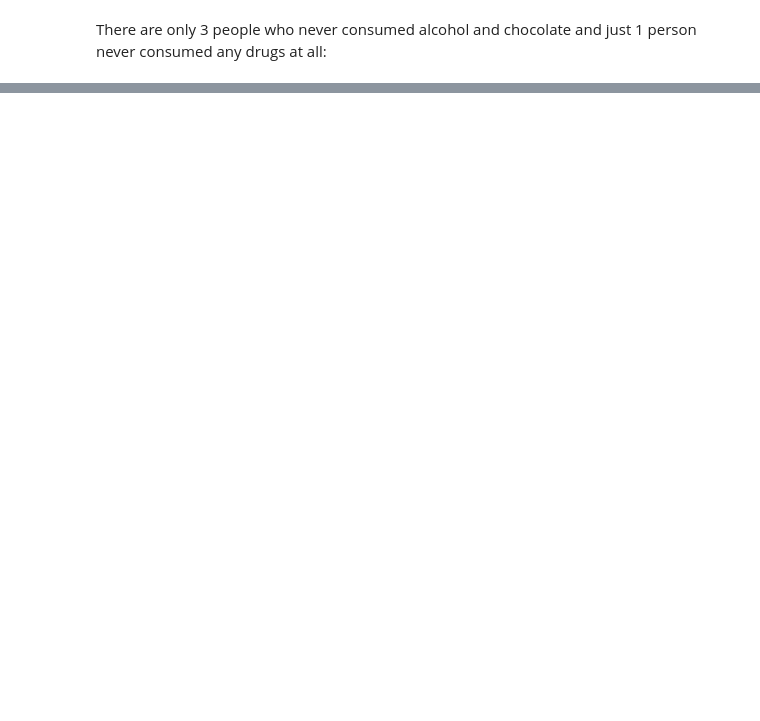
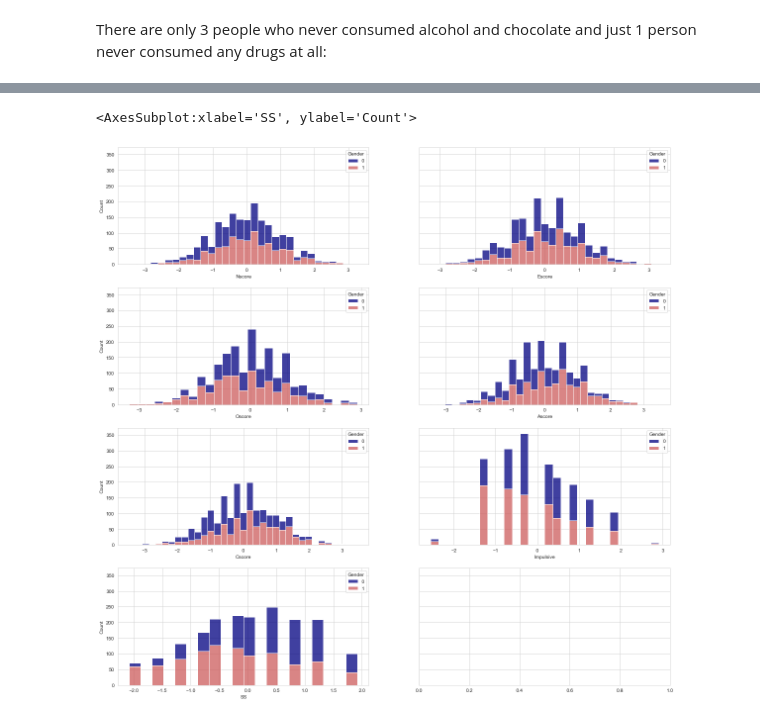
Before and after one commit to SebastianRoetten/Personality_vs_drug_use, a Jupyter notebook: EDA_Laura.ipynb, the cells around one changed output, grey strips where cells are left out. Saved outputs shown, nothing was run; the diff lists cells and outputs as text; code cells hidden in the pictures; blank space fills up the shorter version.

```diff
--- a/EDA_Laura.ipynb
+++ b/EDA_Laura.ipynb
@@ -64,6 +103,8 @@ plt.xticks(rotation=60, size = 12);
 clsorder = ["CL0", "CL1", "CL2", "CL3", "CL4", "CL5", "CL6"]
 
 f, axes = plt.subplots(4, 5, figsize=(20, 20), sharey=True)
+
+sns.set_palette(custom_palette_gender)
 
 sns.countplot(data=df1, x="Alcohol", order = clsorder, hue='Gender', ax=axes[0, 0])
 sns.countplot(data=df1, x="Amphet", order = clsorder, hue='Gender', ax=axes[0, 1])
@@ -97,0 +150,14 @@ df1[(df1["Alcohol"] == "CL0") & (df1["Choc"] == "CL0")]
+# %%
+fig, axes = plt.subplots(ncols=2, nrows=4, figsize=(20, 20), sharey=True)
+sns.set_palette(custom_palette_gender)
+
+sns.histplot(data=df1, x="Nscore", hue='Gender', multiple="stack", ax=axes[0][0])
+sns.histplot(data=df1, x="Escore", hue='Gender', multiple="stack", ax=axes[0][1])
+sns.histplot(data=df1, x="Oscore", hue='Gender', multiple="stack", ax=axes[1][0])
+sns.histplot(data=df1, x="Ascore", hue='Gender', multiple="stack", ax=axes[1][1])
+sns.histplot(data=df1, x="Cscore", hue='Gender', multiple="stack", ax=axes[2][0])
+sns.histplot(data=df1, x="Impulsive", hue='Gender', multiple="stack", ax=axes[2][1])
+sns.histplot(data=df1, x="SS", hue='Gender', multiple="stack", ax=axes[3][0])
+# %% [output]
+<AxesSubplot:xlabel='SS', ylabel='Count'>
+[figure, added]
```
Also changed, not shown: parts of 11 cells of this notebook.
